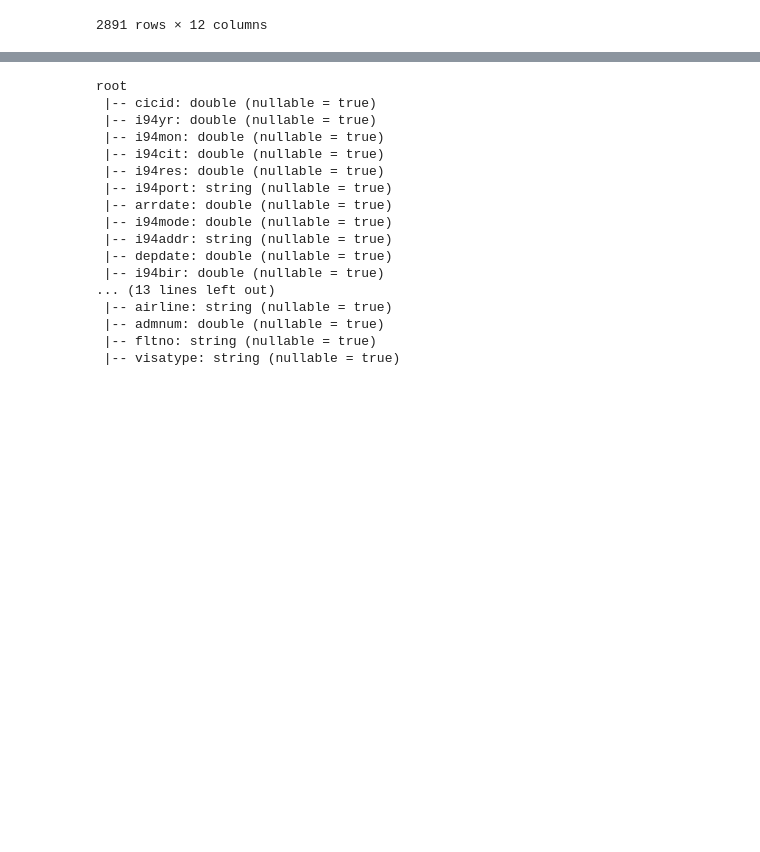
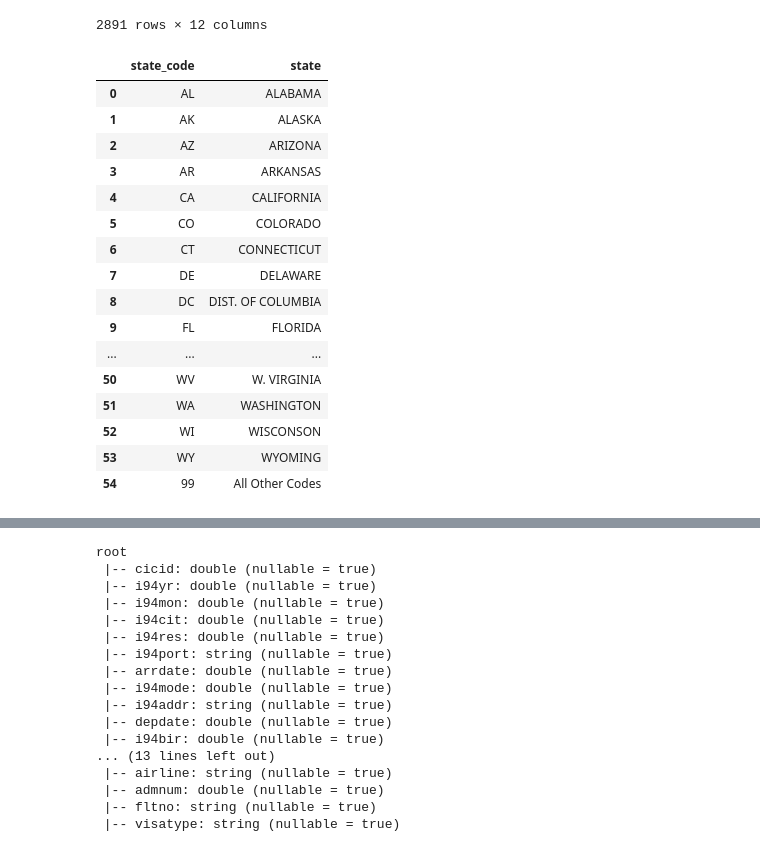
Before and after one commit to Sabathh/data_engineering, a Jupyter notebook: capstone_project/Capstone Project Template.ipynb, the cells around one changed output, grey strips where cells are left out. Saved outputs shown, nothing was run; the diff lists cells and outputs as text; code cells hidden in the pictures; blank space fills up the shorter version.

```diff
--- a/capstone_project/Capstone Project Template.ipynb
+++ b/capstone_project/Capstone Project Template.ipynb
@@ -90,6 +91,26 @@ df_cities.toPandas()
 | 2889 | Somerville | Massachusetts | 31.0 | 41028 | 39306 | 80334 | ... |
 | 2890 | Coral Springs | Florida | 37.2 | 63316 | 66186 | 129502 | ... |
 2891 rows × 12 columns
+# %%
+df_states.toPandas()
+# %% [output]
+|  | state_code | state |
+| 0 | AL | ALABAMA |
+| 1 | AK | ALASKA |
+| 2 | AZ | ARIZONA |
+| 3 | AR | ARKANSAS |
+| 4 | CA | CALIFORNIA |
+| 5 | CO | COLORADO |
+| 6 | CT | CONNECTICUT |
+| 7 | DE | DELAWARE |
+| 8 | DC | DIST. OF COLUMBIA |
+| 9 | FL | FLORIDA |
+| ... | ... | ... |
+| 50 | WV | W. VIRGINIA |
+| 51 | WA | WASHINGTON |
+| 52 | WI | WISCONSON |
+| 53 | WY | WYOMING |
+| 54 | 99 | All Other Codes |
 # %%
 df_trasnp_modes.toPandas()
 # %% [output]
```
Also changed, not shown: parts of 15 cells of this notebook, 1 other file.
